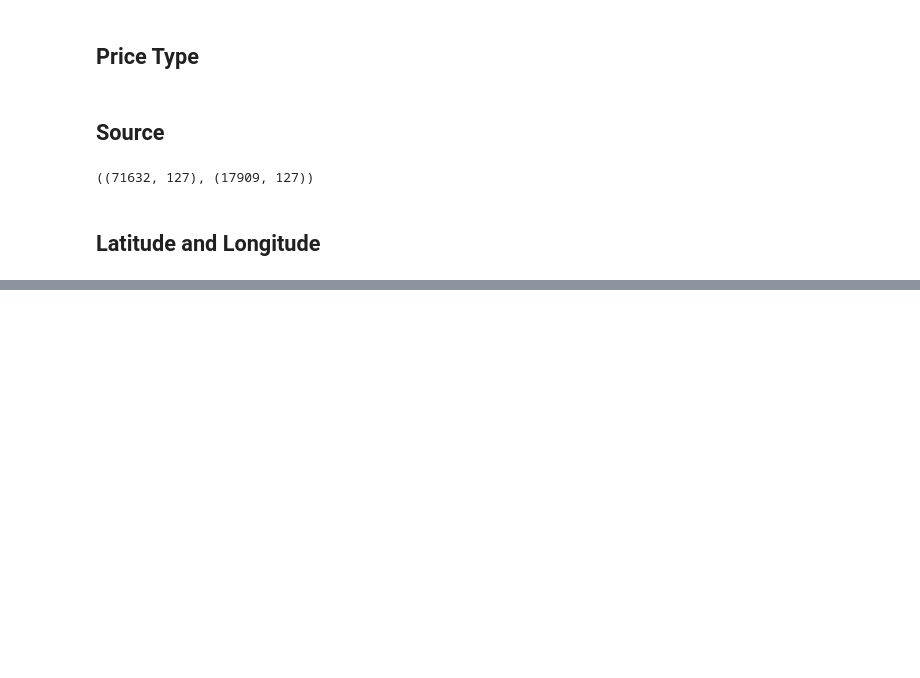
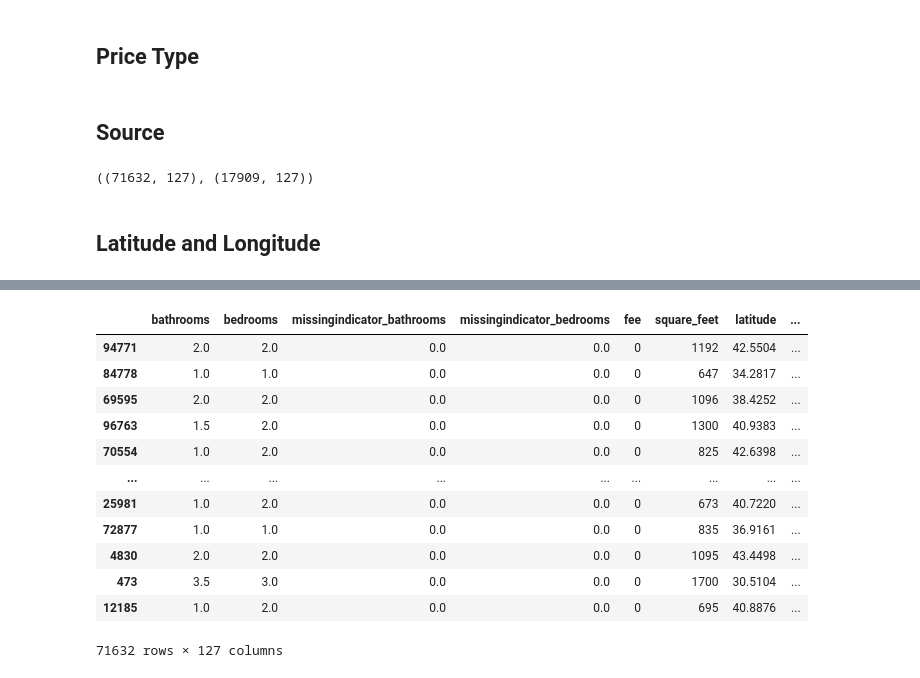
Before and after one commit to Hanif-Imaduddin/Apartement-Price-Prediction-with-Random-Forest, a Jupyter notebook: Apartement Rent Data - 2.ipynb, the cells around one changed output, grey strips where cells are left out. Drawn from its saved outputs; the diff is of its cells as text; code cells hidden in the pictures; blank space fills up the shorter version.

```diff
--- a/Apartement Rent Data - 2.ipynb
+++ b/Apartement Rent Data - 2.ipynb
@@ -364,0 +432,16 @@ X_train[['latitude','longitude']]
+# %%
+X_train
+# %% [output]
+|  | bathrooms | bedrooms | missingindicator_bathrooms | missingindicator_bedrooms | fee | square_feet | latitude | ... |
+| 94771 | 2.0 | 2.0 | 0.0 | 0.0 | 0 | 1192 | 42.5504 | ... |
+| 84778 | 1.0 | 1.0 | 0.0 | 0.0 | 0 | 647 | 34.2817 | ... |
+| 69595 | 2.0 | 2.0 | 0.0 | 0.0 | 0 | 1096 | 38.4252 | ... |
+| 96763 | 1.5 | 2.0 | 0.0 | 0.0 | 0 | 1300 | 40.9383 | ... |
+| 70554 | 1.0 | 2.0 | 0.0 | 0.0 | 0 | 825 | 42.6398 | ... |
+| ... | ... | ... | ... | ... | ... | ... | ... | ... |
+| 25981 | 1.0 | 2.0 | 0.0 | 0.0 | 0 | 673 | 40.7220 | ... |
+| 72877 | 1.0 | 1.0 | 0.0 | 0.0 | 0 | 835 | 36.9161 | ... |
+| 4830 | 2.0 | 2.0 | 0.0 | 0.0 | 0 | 1095 | 43.4498 | ... |
+| 473 | 3.5 | 3.0 | 0.0 | 0.0 | 0 | 1700 | 30.5104 | ... |
+| 12185 | 1.0 | 2.0 | 0.0 | 0.0 | 0 | 695 | 40.8876 | ... |
+71632 rows × 127 columns
```
Also changed, not shown: parts of 16 cells of this notebook.
